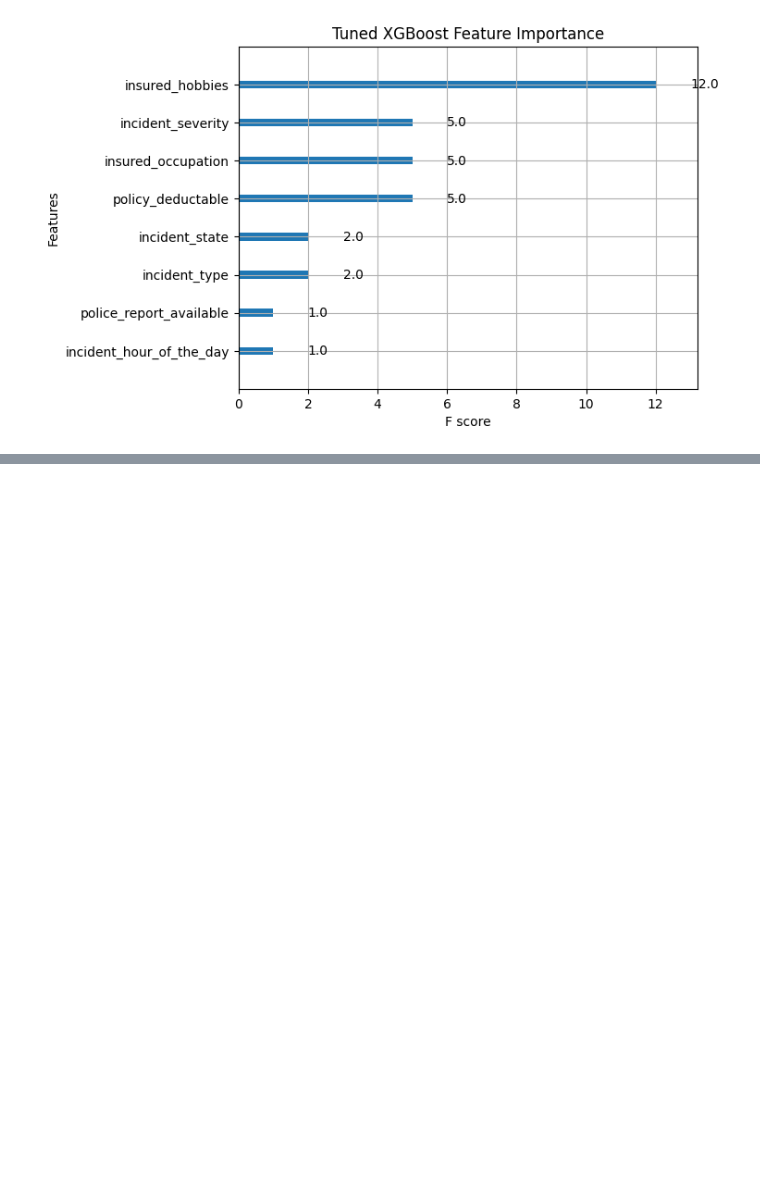
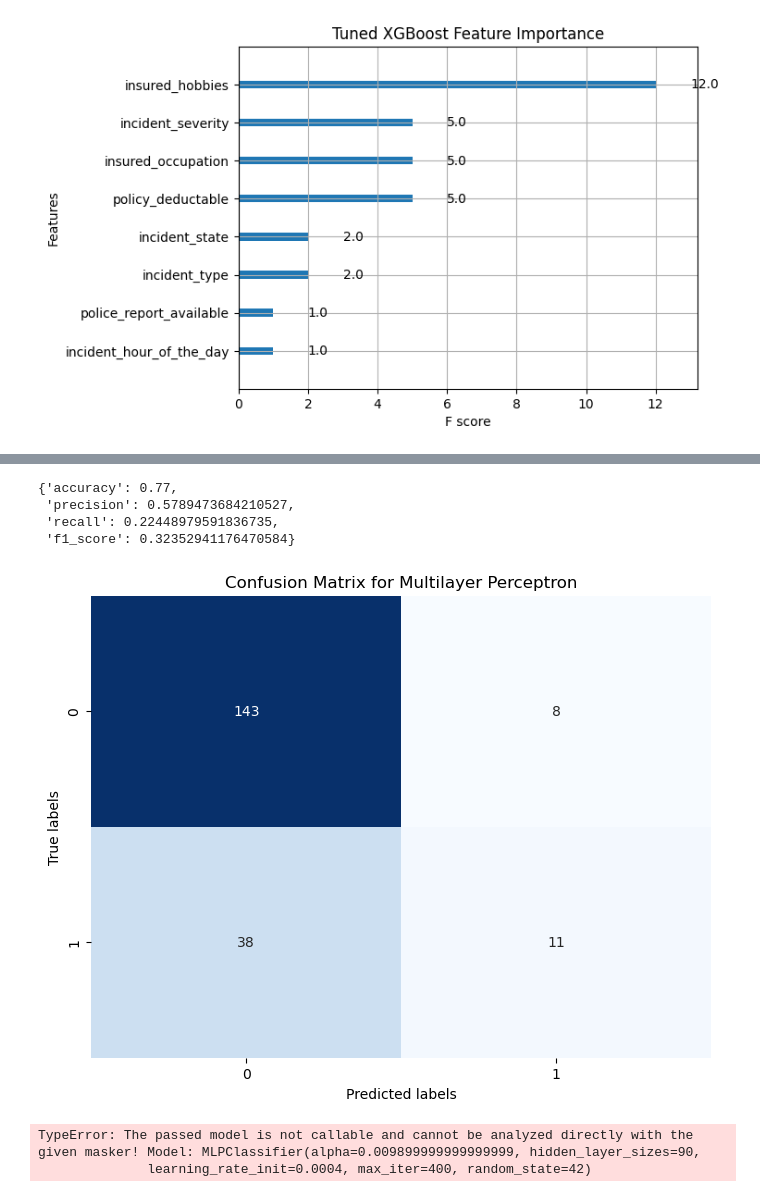
Before and after one commit to kevinchs0808/DSA4263-Project, a Jupyter notebook: main.ipynb, the cells around one changed output, grey strips where cells are left out. Saved outputs shown, nothing was run; the diff lists cells and outputs as text; code cells hidden in the pictures; blank space fills up the shorter version.

Commit message:
- Added MLP params

```diff
--- a/main.ipynb
+++ b/main.ipynb
@@ -388,0 +390,21 @@ xgb.plot_importance(xgb_model.model, title="Tuned XGBoost Feature Importance")
+# %%
+X_train_mlp, X_test_mlp, y_train_mlp, y_test_mlp = preprocessing.preprocess_pipeline(
+    df,
+    encoding = True,
+    normalization = True,
+    )
+# %%
+from sklearn.neural_network import MLPClassifier
+mlp_static_params = {
+    "random_state": 42,
+    "solver": "adam" # Enable categorical data
+}
+mlp_model = models.IndividualModel(
+    model_func=MLPClassifier,
+    param_info=parameters.MLP_INFORMATION,
+    X_train=X_train_mlp,
+    X_test=X_test_mlp,
+    y_train=y_train_mlp,
+    y_test=y_test_mlp,
+    static_params = mlp_static_params
+)
@@ -388,0 +445,3 @@ xgb.plot_importance(xgb_model.model, title="Tuned XGBoost Feature Importance")
+# %%
+mlp_model.train_predict("RandomOverSampler")
+mlp_model.evaluate()
@@ -388,0 +478,13 @@ xgb.plot_importance(xgb_model.model, title="Tuned XGBoost Feature Importance")
+# %%
+mlp_model.train_predict(oversampling_strategy = "RandomOverSampler")
+
+mlp_model.evaluate()
+# %% [output]
+{'accuracy': 0.77,
+ 'precision': 0.5789473684210527,
+ 'recall': 0.22448979591836735,
+ 'f1_score': 0.32352941176470584}
+# %%
+cm_mlp_tuned = mlp_model.plot_confusion_matrix()
+# %% [output]
+[figure, added]
@@ -388,0 +505,5 @@ xgb.plot_importance(xgb_model.model, title="Tuned XGBoost Feature Importance")
+# %%
+mlp_model.shap_explanation()
+# %% [output]
+TypeError: The passed model is not callable and cannot be analyzed directly with the given masker! Model: MLPClassifier(alpha=0.009899999999999999, hidden_layer_sizes=90,
+              learning_rate_init=0.0004, max_iter=400, random_state=42)
```
Also changed, not shown: parts of 17 cells of this notebook, 2 other files.
